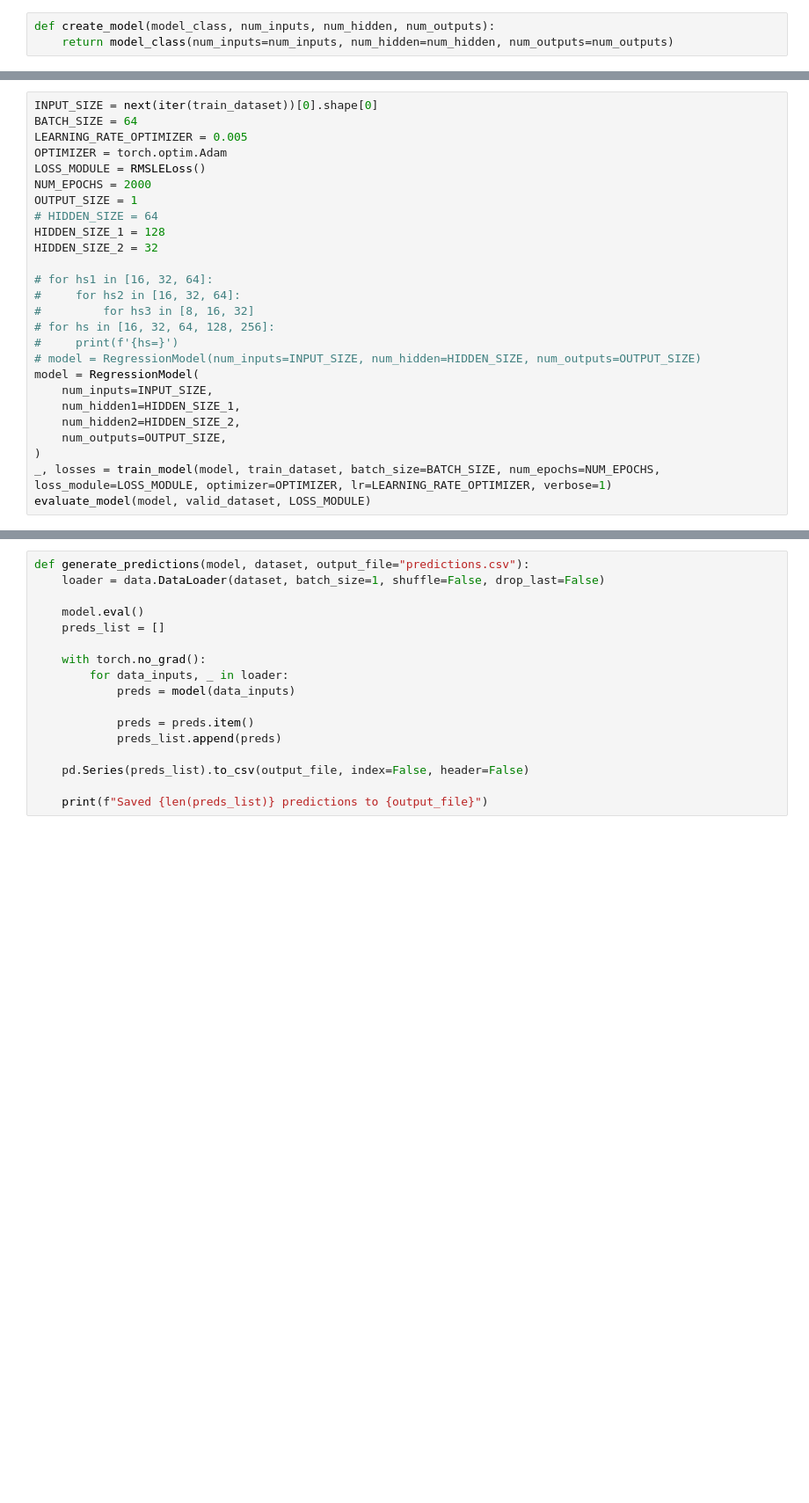
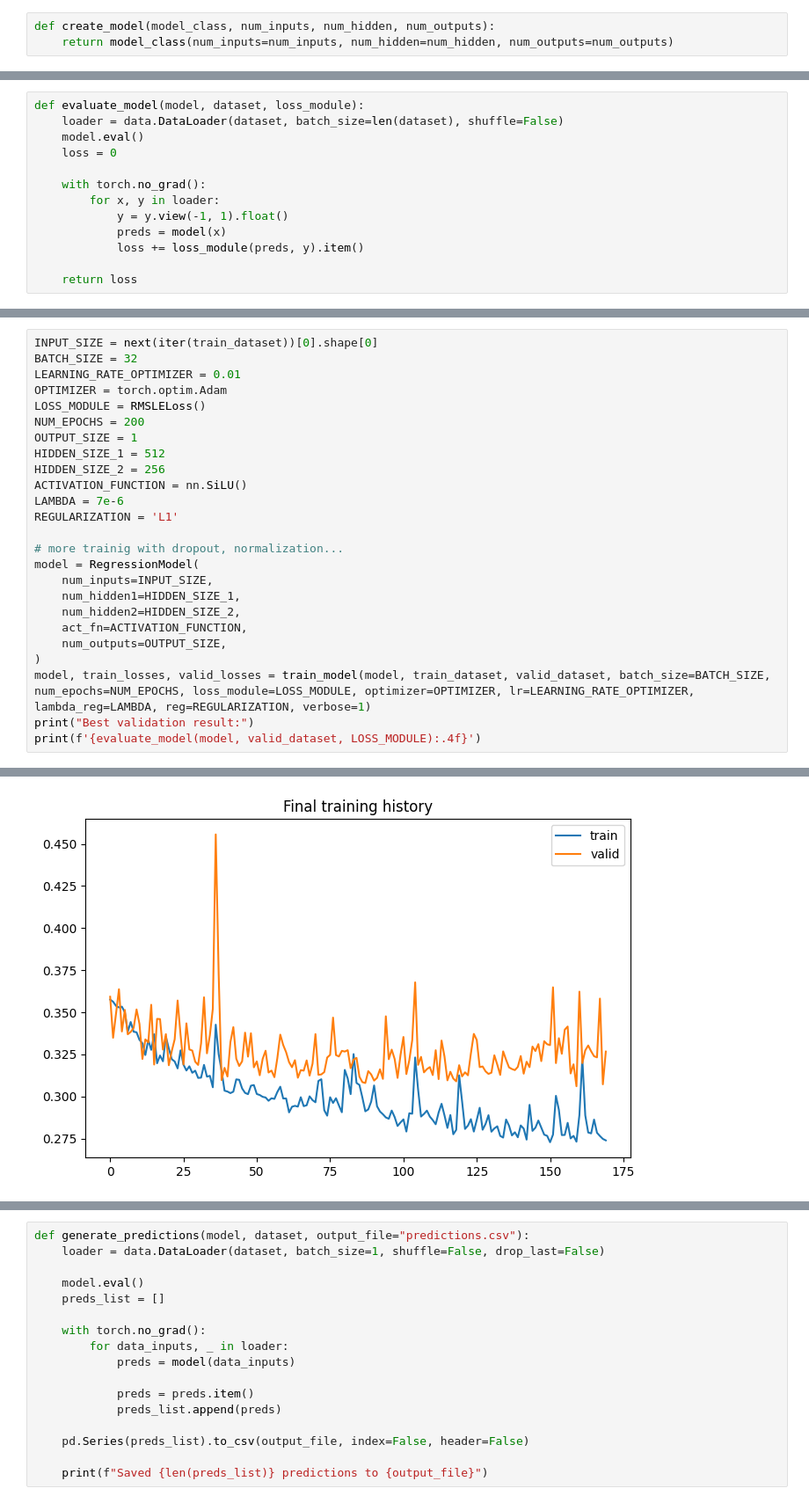
Before and after one commit to q3eq3e/Artificial-neural-networks-lab, a Jupyter notebook: cw1/bikes/bike_regression.ipynb, the cells around one changed output, grey strips where cells are left out. Shown at 88% size. Cells and saved outputs as stored; diff of their text form; blank space fills up the shorter version.

Commit message:
done proper training with tuned hyperparameters

```diff
--- a/cw1/bikes/bike_regression.ipynb
+++ b/cw1/bikes/bike_regression.ipynb
@@ -150,4 +150,17 @@ class RegressionModel(nn.Module):
         x = self.act_fn(x)
         x = self.linear3(x)
         return x
+# %%
+def evaluate_model(model, dataset, loss_module):
+    loader = data.DataLoader(dataset, batch_size=len(dataset), shuffle=False)
+    model.eval()
+    loss = 0
+
+    with torch.no_grad():
+        for x, y in loader:
+            y = y.view(-1, 1).float()
+            preds = model(x)
+            loss += loss_module(preds, y).item()
+
+    return loss
 # %%
@@ -219,27 +259,26 @@ def evaluate_model(model, test_dataset, loss_module):
 # %%
 INPUT_SIZE = next(iter(train_dataset))[0].shape[0]
-BATCH_SIZE = 64
-LEARNING_RATE_OPTIMIZER = 0.005
+BATCH_SIZE = 32
+LEARNING_RATE_OPTIMIZER = 0.01
 OPTIMIZER = torch.optim.Adam
 LOSS_MODULE = RMSLELoss()
-NUM_EPOCHS = 2000
+NUM_EPOCHS = 200
 OUTPUT_SIZE = 1
-# HIDDEN_SIZE = 64
-HIDDEN_SIZE_1 = 128
-HIDDEN_SIZE_2 = 32
+HIDDEN_SIZE_1 = 512
+HIDDEN_SIZE_2 = 256
+ACTIVATION_FUNCTION = nn.SiLU()
+LAMBDA = 7e-6
+REGULARIZATION = 'L1'
 
-# for hs1 in [16, 32, 64]:
-#     for hs2 in [16, 32, 64]:
-#         for hs3 in [8, 16, 32]
-# for hs in [16, 32, 64, 128, 256]:
-#     print(f'{hs=}')
-# model = RegressionModel(num_inputs=INPUT_SIZE, num_hidden=HIDDEN_SIZE, num_outputs=OUTPUT_SIZE)
+# more trainig with dropout, normalization...
 model = RegressionModel(
     num_inputs=INPUT_SIZE,
     num_hidden1=HIDDEN_SIZE_1,
     num_hidden2=HIDDEN_SIZE_2,
+    act_fn=ACTIVATION_FUNCTION,
     num_outputs=OUTPUT_SIZE,
 )
-_, losses = train_model(model, train_dataset, batch_size=BATCH_SIZE, num_epochs=NUM_EPOCHS, loss_module=LOSS_MODULE, optimizer=OPTIMIZER, lr=LEARNING_RATE_OPTIMIZER, verbose=1)
-evaluate_model(model, valid_dataset, LOSS_MODULE)
+model, train_losses, valid_losses = train_model(model, train_dataset, valid_dataset, batch_size=BATCH_SIZE, num_epochs=NUM_EPOCHS, loss_module=LOSS_MODULE, optimizer=OPTIMIZER, lr=LEARNING_RATE_OPTIMIZER, lambda_reg=LAMBDA, reg=REGULARIZATION, verbose=1)
+print("Best validation result:")
+print(f'{evaluate_model(model, valid_dataset, LOSS_MODULE):.4f}')
 # %% [output]
@@ -262,0 +304 @@ Epoch: 2000, loss: 0.47
+[figure, added]
```
Also changed, not shown: parts of 10 cells of this notebook.
